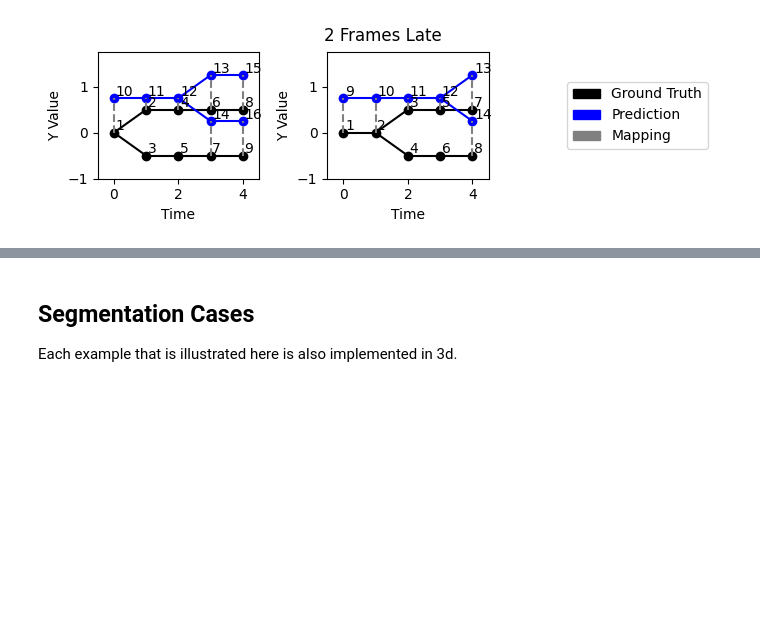
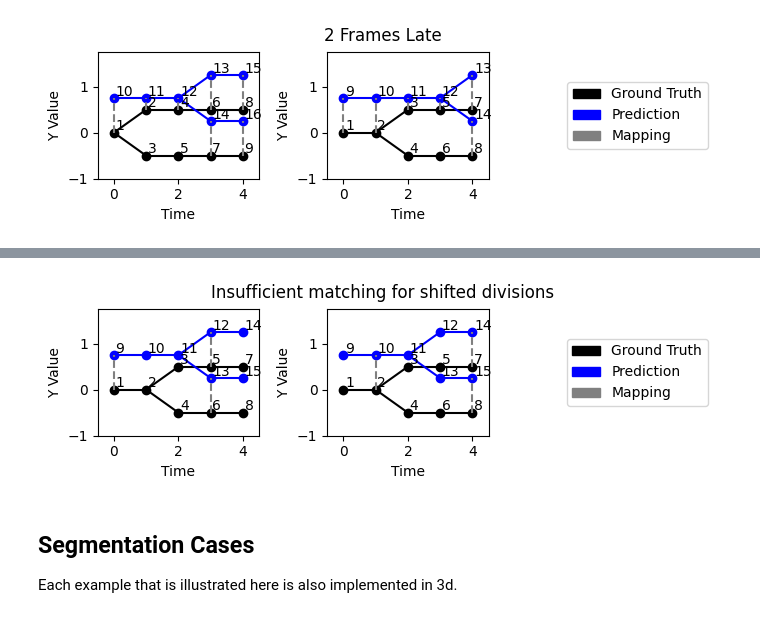
Before and after one commit to Janelia-Trackathon-2023/traccuracy, a Jupyter notebook: examples/test-cases.ipynb, the cells around one changed output, grey strips where cells are left out. Saved outputs shown, nothing was run; the diff lists cells and outputs as text; code cells hidden in the pictures; blank space fills up the shorter version.

```diff
--- a/examples/test-cases.ipynb
+++ b/examples/test-cases.ipynb
@@ -162,3 +169,10 @@ plot_matched([ex_graphs.div_2late_end(), ex_graphs.div_2late_mid()], '2 Frames L
+# %%
+plot_matched(
+    [ex_graphs.div_shift_bad_match_pred(), ex_graphs.div_shift_bad_match_daughter()],
+    "Insufficient matching for shifted divisions"
+)
+# %% [output]
+[figure, added]
 # %% [markdown]
 ## Segmentation Cases
 
```
Also changed, not shown: parts of 2 cells of this notebook, 1 other file.
